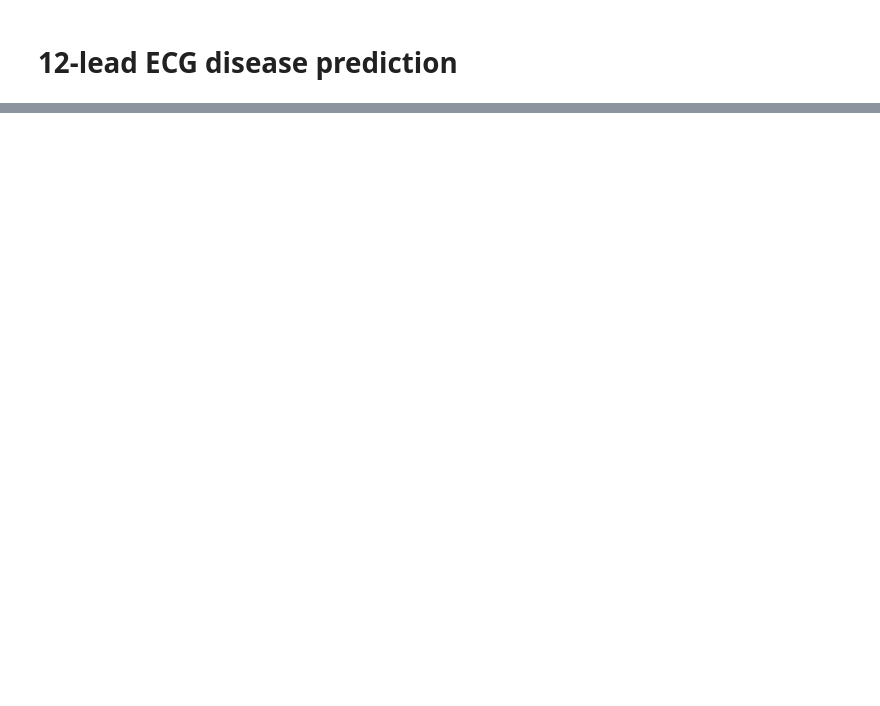
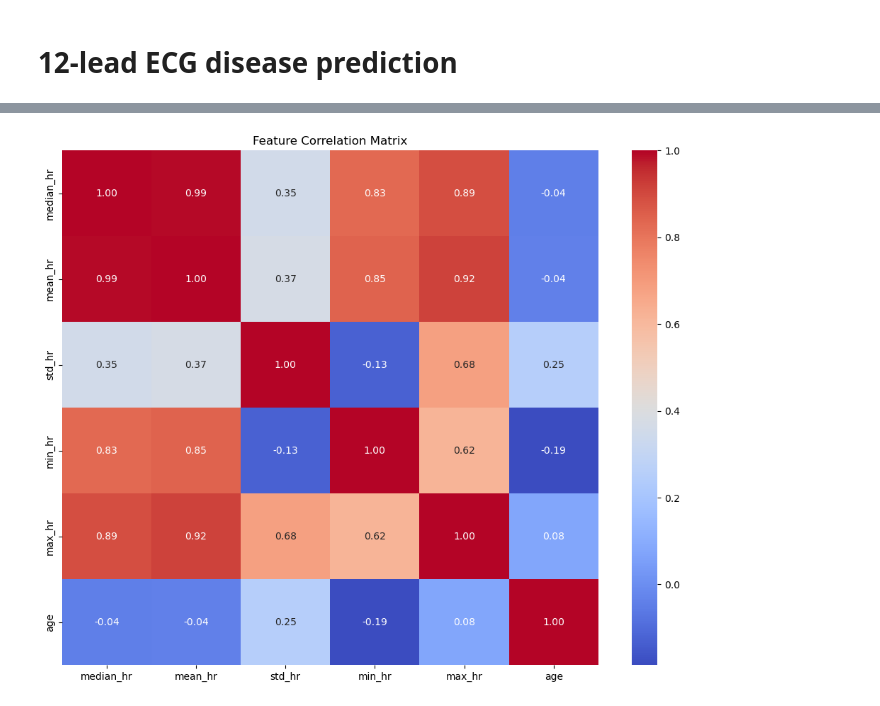
Before and after one commit to marcpalo1999/ECG_prediction, a Jupyter notebook: main.ipynb, the cells around one changed output, grey strips where cells are left out. Cells and saved outputs as stored; diff of their text form; code cells hidden in the pictures; blank space fills up the shorter version.

```diff
--- a/main.ipynb
+++ b/main.ipynb
@@ -606,0 +175,10 @@ Copy the plots + explaination of what happened
+# %%
+# Initialize feature extractor
+feature_extractor = ECGFeatureExtractor(fs=500, features_to_extract=['hr_metrics', 'age'])
+
+# Extract features directly from ECG data
+extracted_features = feature_extractor.transform(dev_ecg, dev_data)
+
+# Combine with diagnosis label for analysis
+dev_hrv = dev_data[['diagnosis_label']].join(extracted_features)
+analyse_features = ['median_hr', 'mean_hr', 'std_hr', 'min_hr', 'max_hr', 'age']
@@ -606,0 +187,12 @@ Copy the plots + explaination of what happened
+# %%
+print("Analyzing feature distributions...")
+analyze_feature_distributions(dev_hrv, analyse_features)
+
+print("\nAssessing missing values...")
+missing_summary = assess_missing_values(dev_hrv, analyse_features, 'diagnosis_label')
+
+if missing_summary['Missing Values'].sum() > 0:
+    print("Imputing missing values with median...")
+    for feature in analyse_features:
+        if missing_summary.loc[feature, 'Missing Values'] > 0:
+            dev_hrv[feature].fillna(dev_hrv[feature].median(), inplace=True)
@@ -606,0 +240,12 @@ Copy the plots + explaination of what happened
+# %%
+import seaborn as sns
+
+# Correlation matrix of features
+plt.figure(figsize=(10, 8))
+correlation_matrix = dev_hrv[analyse_features].corr()
+sns.heatmap(correlation_matrix, annot=True, cmap='coolwarm', fmt='.2f')
+plt.title('Feature Correlation Matrix')
+plt.tight_layout()
+plt.show()
+# %% [output]
+[figure, added]
```
Also changed, not shown: parts of 99 cells of this notebook, 25 other files.
